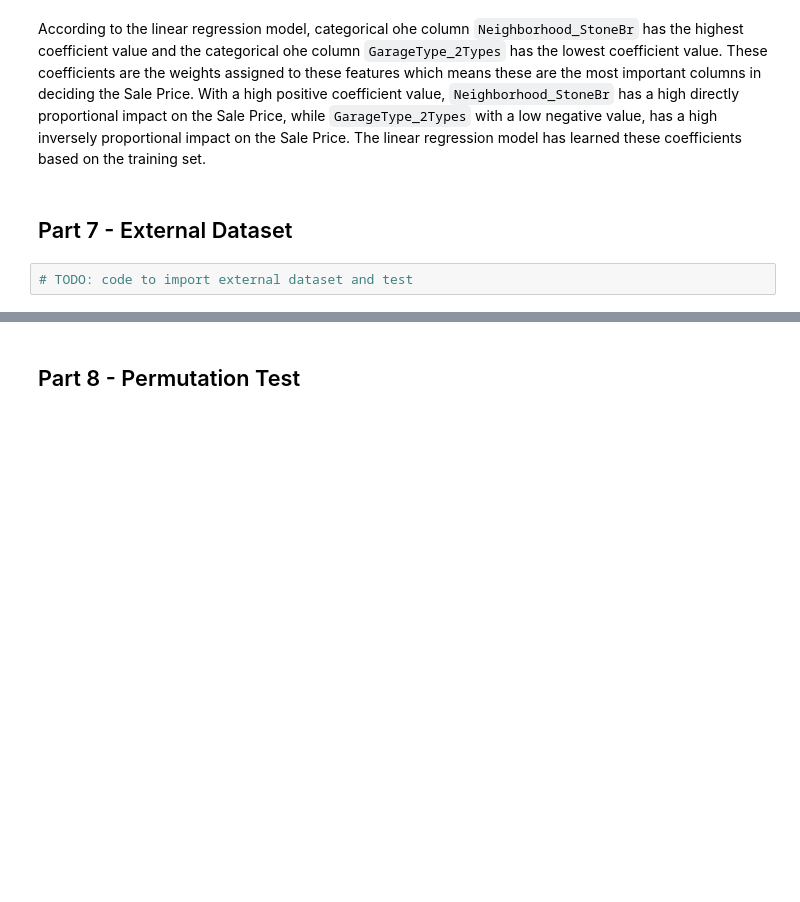
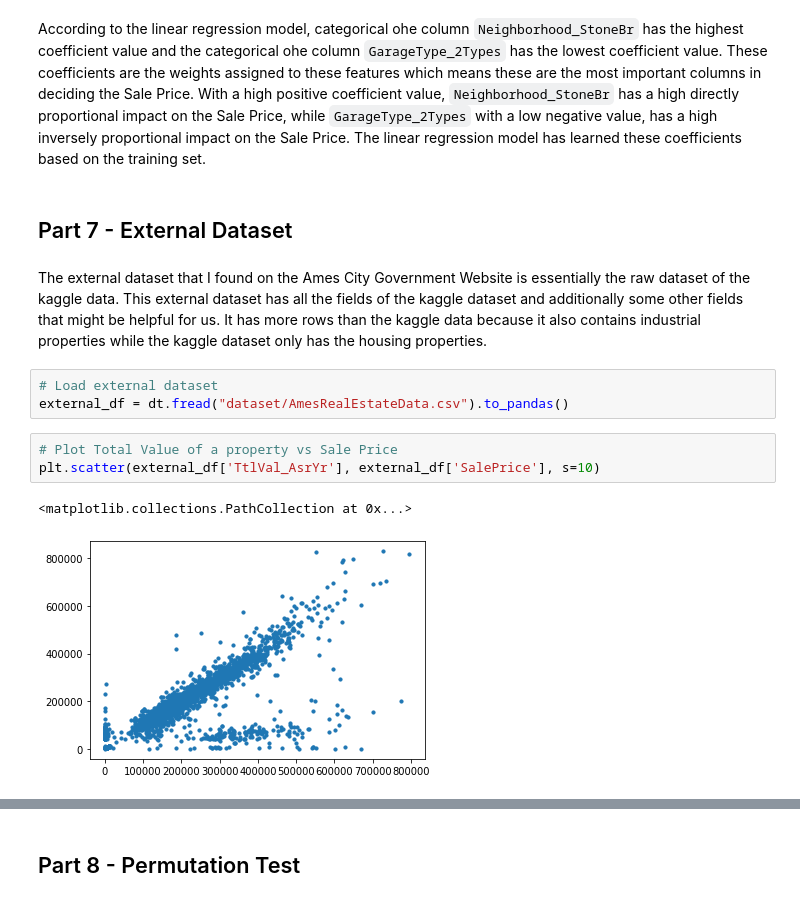
Before and after one commit to rmodi6/house-prices-advanced-regression, a Jupyter notebook: cse519_hw3_modi_ruchit_112685342.ipynb, the cells around one changed output, grey strips where cells are left out. Cells and saved outputs as stored; diff of their text form; blank space fills up the shorter version.

```diff
--- a/cse519_hw3_modi_ruchit_112685342.ipynb
+++ b/cse519_hw3_modi_ruchit_112685342.ipynb
@@ -482,5 +482,14 @@ co_effs[(co_effs.Coefficient == co_effs.Coefficient.max()) | (co_effs.Coefficien
 According to the linear regression model, categorical ohe column `Neighborhood_StoneBr` has the highest coefficient value and the categorical ohe column `GarageType_2Types` has the lowest coefficient value. These coefficients are the weights assigned to these features which means these are the most important columns in deciding the Sale Price. With a high positive coefficient value, `Neighborhood_StoneBr` has a high directly proportional impact on the Sale Price, while `GarageType_2Types` with a low negative value, has a high inversely proportional impact on the Sale Price. The linear regression model has learned these coefficients based on the training set.
 # %% [markdown]
 ## Part 7 - External Dataset
-# %%
-# TODO: code to import external dataset and test
+# %% [markdown]
+The external dataset that I found on the Ames City Government Website is essentially the raw dataset of the kaggle data. This external dataset has all the fields of the kaggle dataset and additionally some other fields that might be helpful for us. It has more rows than the kaggle data because it also contains industrial properties while the kaggle dataset only has the housing properties.
+# %%
+# Load external dataset
+external_df = dt.fread("dataset/AmesRealEstateData.csv").to_pandas()
+# %%
+# Plot Total Value of a property vs Sale Price
+plt.scatter(external_df['TtlVal_AsrYr'], external_df['SalePrice'], s=10)
+# %% [output]
+<matplotlib.collections.PathCollection at 0x...>
+[figure, added]
```
Also changed, not shown: parts of 41 cells of this notebook, 2 other files.
